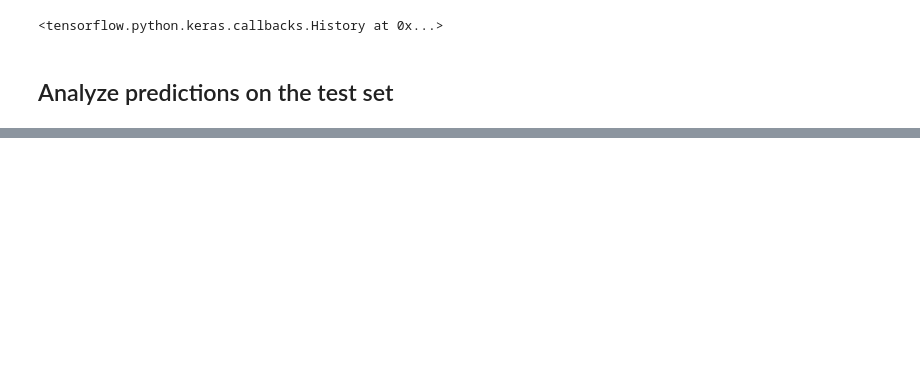
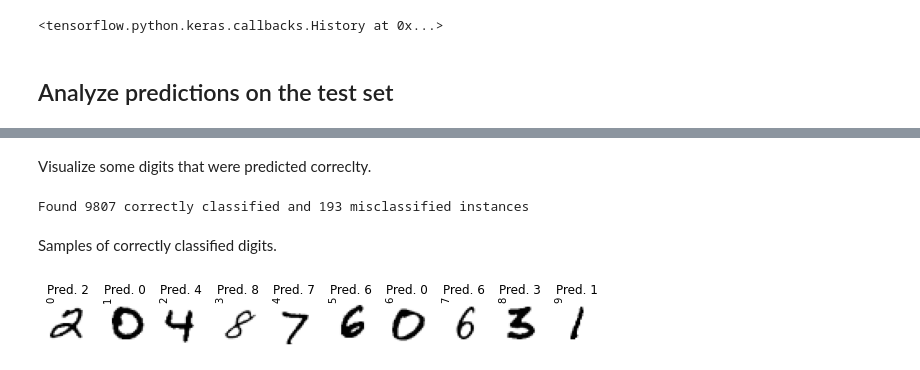
Before and after one commit to fau-masters-collected-works-cgarbin/decision-threshold-effect-on-accuracy, a Jupyter notebook: softmax-thresholds.ipynb, the cells around one changed output, grey strips where cells are left out. Saved outputs shown, nothing was run; the diff lists cells and outputs as text; code cells hidden in the pictures; blank space fills up the shorter version.

```diff
--- a/softmax-thresholds.ipynb
+++ b/softmax-thresholds.ipynb
@@ -154,3 +162,6 @@ Epoch 00009: early stopping
 # %%
 predicted_probability = model.predict(ds_test)
-predicted_class = np.argmax(predicted_probability, axis=1)
+predicted_label = np.argmax(predicted_probability, axis=1)
+
+# Basic sanity checks
+assert len(test_label) == len(predicted_label)
@@ -176,0 +168,48 @@ test_images = np.concatenate([x for x, _ in ds_test], axis=0)
+# %% [markdown]
+Visualize some digits that were predicted correclty.
+# %%
+def draw_one_digit(ax, digit_index, digit_images, title=None):
+    """Draw the image of a digit, given its index into an array of images."""
+    ax.axis('off')
+    ax.imshow(digit_images[digit_index], cmap=plt.get_cmap('Greys'))
+    # Show the predicted class at the top
+    ax.set_title(title)
+    # Show the index in the test dataset on the left side, rotated to save space on multiple plots
+    ax.text(0, 0, digit_index, rotation=90)
+# %%
+# Inspired by https://medium.com/@mjbhobe/mnist-digits-classification-with-keras-ed6c2374bd0e
+import math
+
+def draw_digits(digit_indices):
+    """ Draw digits selected from the test dataset, given their indices."""
+    number_of_digits = len(digit_indices)
+
+    f, ax = plt.subplots(1, number_of_digits, figsize=(8, 8))
+    for c in range(number_of_digits):
+        digit_index = digit_indices[c]
+        title = "Pred. {}".format(predicted_label[digit_index])
+        draw_one_digit(ax[c], digit_index, test_image, title)
+    plt.tight_layout()
+    plt.show()
+# %%
+# Get indices of all instaces correctly classified
+correct_index = [i for i in np.arange(len(predicted_label))
+                    if predicted_label[i] == test_label[i]]
+
+# Get indices of all misclassfied instaces
+misclassified_index = [i for i in np.arange(len(predicted_label))
+                        if predicted_label[i] != test_label[i]]
+
+# Sanity check
+assert (len(correct_index) + len(misclassified_index)) == len(test_label)
+
+print('Found {} correctly classified and {} misclassified instances'.format(
+    len(correct_index), len(misclassified_index)))
+# %% [output]
+Found 9807 correctly classified and 193 misclassified instances
+# %% [markdown]
+Samples of correctly classified digits.
+# %%
+draw_digits(correct_index[:10])
+# %% [output]
+[figure, added]
```
Also changed, not shown: parts of 20 cells of this notebook.
